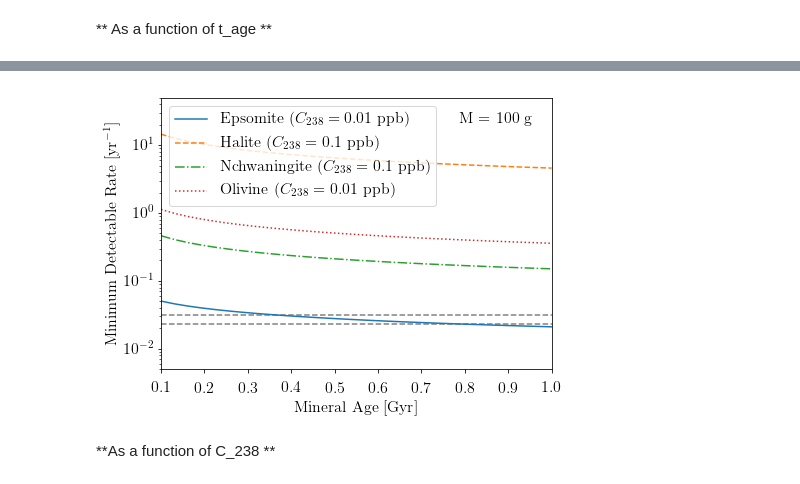
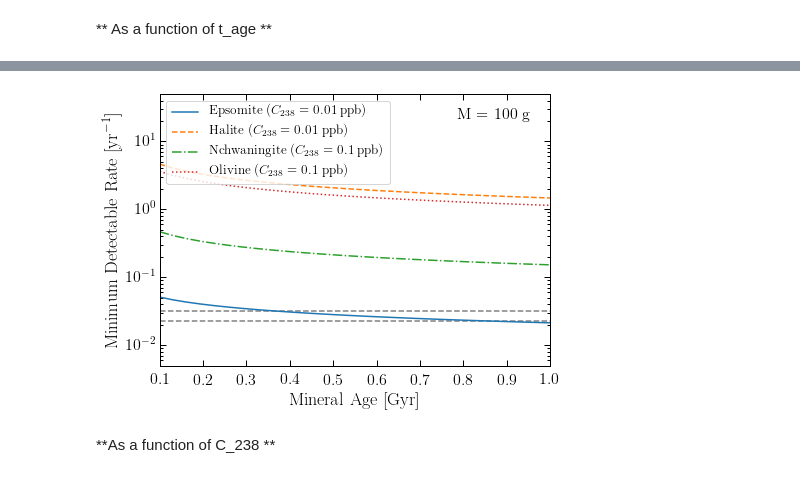
Before and after one commit to tedwards2412/SN-paleology, a Jupyter notebook: Notebooks/R_min.ipynb, the cells around one changed output, grey strips where cells are left out. Saved outputs shown, nothing was run; the diff lists cells and outputs as text; code cells hidden in the pictures.

Commit message:
Updated plots

```diff
--- a/Notebooks/R_min.ipynb
+++ b/Notebooks/R_min.ipynb
@@ -144,7 +149,7 @@ if (load_from_file):
 
 else:
     minerals = ["Halite","Epsomite","Nchwaningite", "Olivine"]
-    C_list = [1e-10, 1e-11, 1e-10, 1e-11]
+    C_list = [1e-11, 1e-11, 1e-10, 1e-10]
     R_detect_age = {}
 
     for mine, C in zip(minerals, C_list):
@@ -167,36 +192,36 @@ from itertools import cycle
 
 plt.figure(figsize=(7,5))
 
 plt.axhline(2.3e-2, linestyle='--', color='grey')
 plt.axhline(3.2e-2, linestyle='--', color='grey')
 
 minerals = ["Epsomite","Halite","Nchwaningite", "Olivine"]
-labels =  ["Epsomite ($C_{238} = 0.01$ ppb)","Halite ($C_{238} = 0.1$ ppb)","Nchwaningite ($C_{238} = 0.1$ ppb)", "Olivine ($C_{238} = 0.01$ ppb)"]
+labels =  ["Epsomite ($C_{238} = 0.01$ ppb)","Halite ($C_{238} = 0.01$ ppb)","Nchwaningite ($C_{238} = 0.1$ ppb)", "Olivine ($C_{238} = 0.1$ ppb)"]
 lines = ["-","--","-.",":"]
 linecycler = cycle(lines)
 
 for mine,lab in zip(minerals, labels):
     plt.semilogy(t_age_list, R_detect_age[mine], label=lab, linestyle=next(linecycler))
 
 plt.xlabel(r'Mineral Age [$\textrm{Gyr}$]')
 plt.ylabel(r'Minimum Detectable Rate [$\textrm{yr}^{-1}$]')
 #plt.legend()
 
 plt.text(0.95, 0.95, "M = 100 g" ,
             va='top',ha='right', transform=plt.gca().transAxes)
 
 plt.legend(loc=2)
 #----------
 plt.xlim(0.1,1.)
 plt.xticks(np.linspace(0.1, 1.0, 10))
 
 plt.ylim(5e-3, 50)
 plt.gca().tick_params(axis='x', which='major', pad=8)
 
-# plt.savefig('../plots/R_min_vs_tage_minerals.pdf', bbox_inches='tight')
+plt.savefig('../plots/R_min_vs_tage_minerals.pdf', bbox_inches='tight')
 plt.show()
 # %% [output]
-[figure, old version]
+[figure, new version]
 # %% [markdown]
 **As a function of C_238 **
 # %%
```
Also changed, not shown: parts of 4 cells of this notebook, 5 other files.
